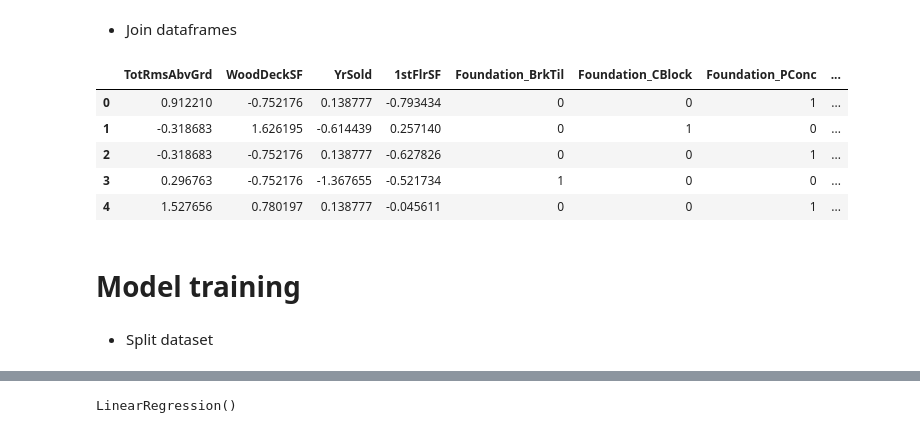
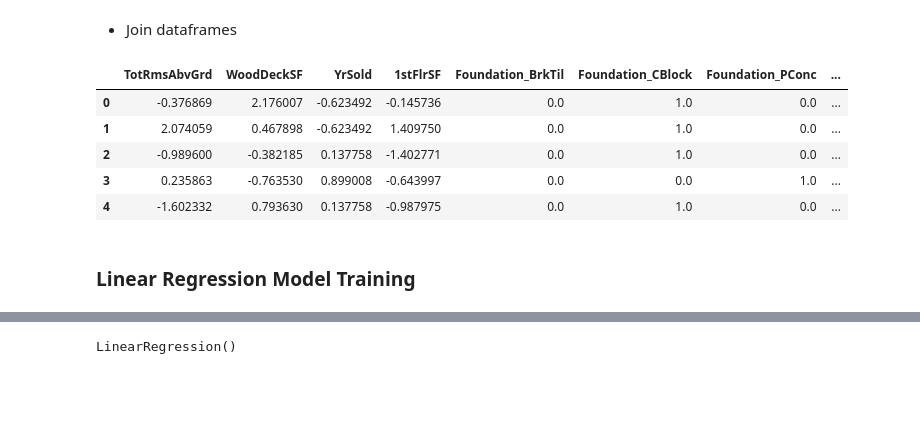
Before and after one commit to Safwan-ullah-khan/dsp-safwanullah-khan, a Jupyter notebook: notebooks/model-industrialization-1.ipynb, the cells around one changed output, grey strips where cells are left out. Drawn from its saved outputs; the diff is of its cells as text; code cells hidden in the pictures; blank space fills up the shorter version.

```diff
--- a/notebooks/model-industrialization-1.ipynb
+++ b/notebooks/model-industrialization-1.ipynb
@@ -305,4 +208,5 @@ dtype: object
 # %%
 categorical_columns = df[useful_features].select_dtypes(include='object').columns
-categorical_columns
+categorical_columns_list = categorical_columns.tolist()
+categorical_columns_list
 # %% [output]
@@ -319,5 +223,9 @@ categorical_features_df.head()
 | 4 | 0 | 0 | 1 | 0 | 0 | ... |
 # %%
 from sklearn.preprocessing import OneHotEncoder
+
 encoder = OneHotEncoder()
+
+
 encoder.fit(X_train[categorical_columns])
+encoded_train_data = encoder.transform(X_train[categorical_columns_list]).toarray()
@@ -336,0 +232,3 @@ encoded_data
+# %%
+labels = encoder.get_feature_names_out(categorical_columns_list)
+labels
@@ -336,0 +240,3 @@ encoded_data
+# %%
+categorical_features_train_df = pd.DataFrame(data = encoded_train_data, columns= labels)
+categorical_features_train_df
@@ -337,16 +257,14 @@ encoded_data
 # %% [markdown]
 - Join dataframes
 # %%
-final_df = continuous_features_df.join(categorical_features_df).join(df[label_col])
-final_df.head()
+final_train_df = continuous_features_train_df.join(categorical_features_train_df)
+final_train_df.head()
 # %% [output]
 |  | TotRmsAbvGrd | WoodDeckSF | YrSold | 1stFlrSF | Foundation_BrkTil | Foundation_CBlock | Foundation_PConc | ... |
-| 0 | 0.912210 | -0.752176 | 0.138777 | -0.793434 | 0 | 0 | 1 | ... |
-| 1 | -0.318683 | 1.626195 | -0.614439 | 0.257140 | 0 | 1 | 0 | ... |
-| 2 | -0.318683 | -0.752176 | 0.138777 | -0.627826 | 0 | 0 | 1 | ... |
-| 3 | 0.296763 | -0.752176 | -1.367655 | -0.521734 | 1 | 0 | 0 | ... |
-| 4 | 1.527656 | 0.780197 | 0.138777 | -0.045611 | 0 | 0 | 1 | ... |
+| 0 | -0.376869 | 2.176007 | -0.623492 | -0.145736 | 0.0 | 1.0 | 0.0 | ... |
+| 1 | 2.074059 | 0.467898 | -0.623492 | 1.409750 | 0.0 | 1.0 | 0.0 | ... |
+| 2 | -0.989600 | -0.382185 | 0.137758 | -1.402771 | 0.0 | 1.0 | 0.0 | ... |
+| 3 | 0.235863 | -0.763530 | 0.899008 | -0.643997 | 0.0 | 0.0 | 1.0 | ... |
+| 4 | -1.602332 | 0.793630 | 0.137758 | -0.987975 | 0.0 | 1.0 | 0.0 | ... |
 # %% [markdown]
-# Model training
+### Linear Regression Model Training
-# %% [markdown]
-- Split dataset
```
Also changed, not shown: parts of 69 cells of this notebook, 1 other file.
